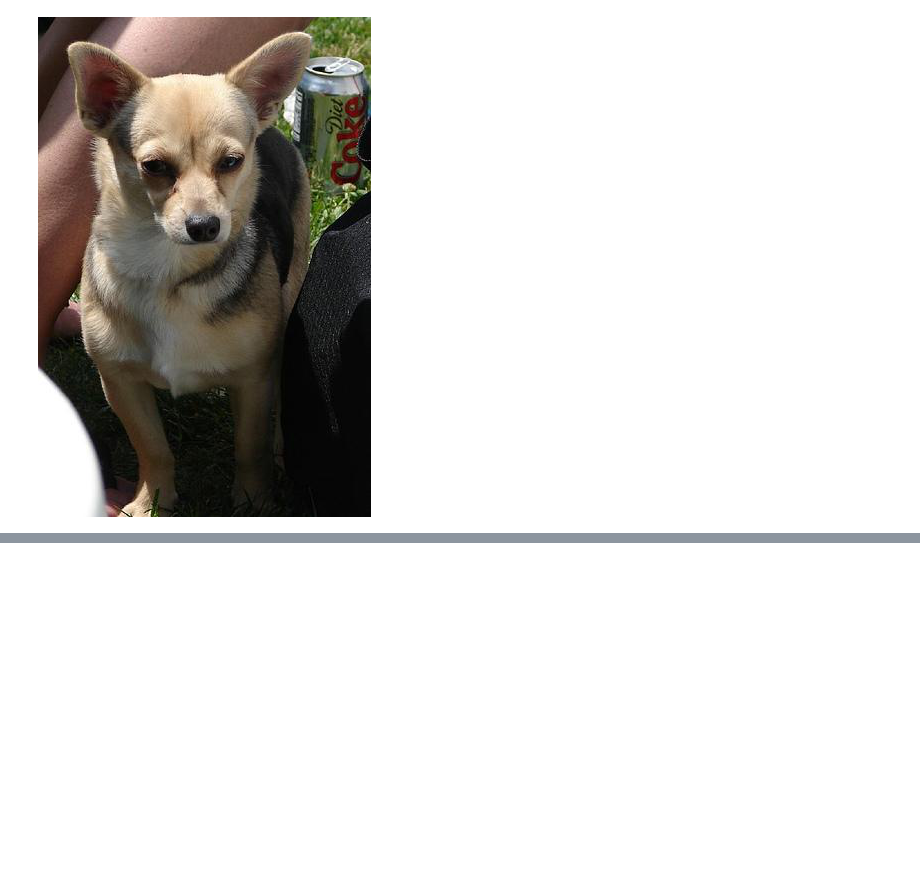
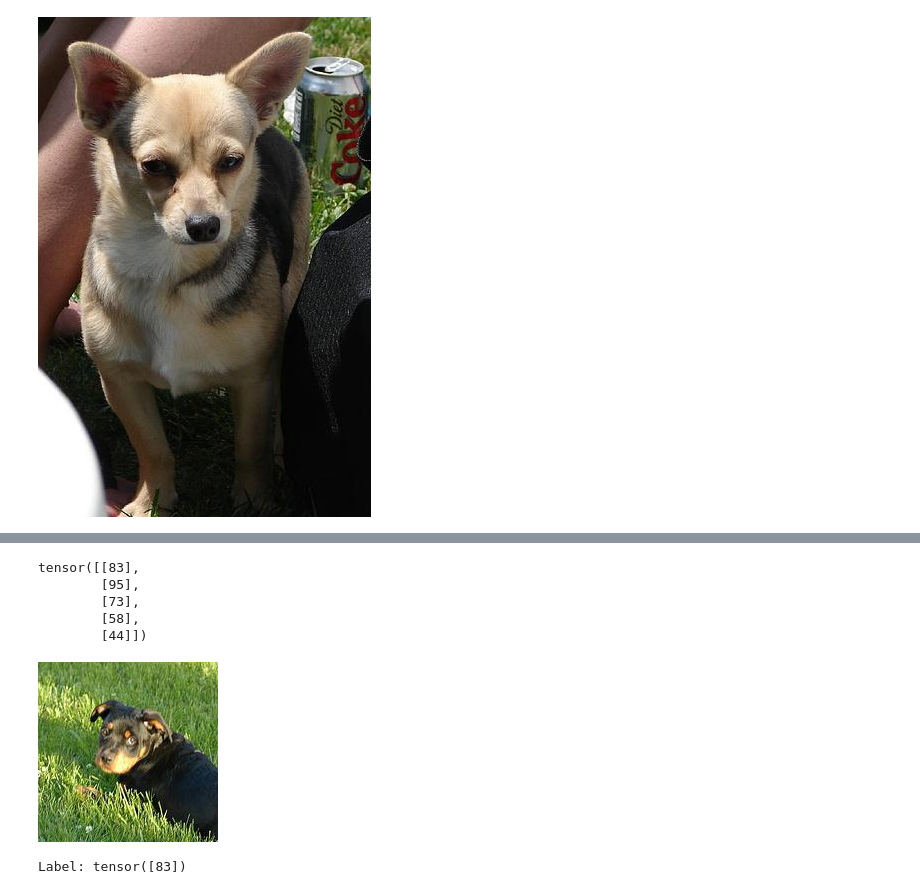
Before and after one commit to tomiambro/ap_automatico, a Jupyter notebook: tp2pytorch.ipynb, the cells around one changed output, grey strips where cells are left out. Cells and saved outputs as stored; diff of their text form; code cells hidden in the pictures; blank space fills up the shorter version.

Commit message:
Custom data loader

```diff
--- a/tp2pytorch.ipynb
+++ b/tp2pytorch.ipynb
@@ -37,0 +53,49 @@ Image.open(chihuahuas[0])
+# %%
+class CustomImageDataset(Dataset):
+  def __init__(self, imgs_dir, transform=None):
+    self.imgs_dir = Path(imgs_dir)
+    self.transform = transform
+    self.f = sorted(imgs_path.glob('*/*'))
+    self.labels = [str(c.stem) for c in sorted(imgs_path.glob('*'))]
+    le = preprocessing.LabelEncoder()
+    le.fit(self.labels)
+
+  def __len__(self):
+    return len(self.f)
+
+  def __getitem__(self, idx):
+    image = Image.open(self.f[idx])
+    label = str(self.f[idx].parents[0].stem).split('/')[-1]
+    if self.transform:
+      image = self.transform(image)
+    one_hot = torch.nn.functional.one_hot(train_labels)
+    return image, tensor(le.transform([label]))
+# %%
+t = transforms.Compose([
+    transforms.CenterCrop(180),
+    transforms.PILToTensor(),
+    transforms.ConvertImageDtype(torch.float),
+])
+
+train_data = CustomImageDataset(f'{root_path}/images/Images', transform=t)
+# %%
+train_dataloader = DataLoader(train_data, batch_size=64, shuffle=True)
+# %%
+train_features, train_labels = next(iter(train_dataloader))
+# %%
+train_labels[:5]
+# %% [output]
+tensor([[83],
+        [95],
+        [73],
+        [58],
+        [44]])
+# %%
+trans = transforms.ToPILImage()
+trans(train_features[0])
+# %% [output]
+[figure, added]
+# %%
+print(f"Label: {train_labels[0]}")
+# %% [output]
+Label: tensor([83])
```
Also changed, not shown: parts of 3 cells of this notebook.
